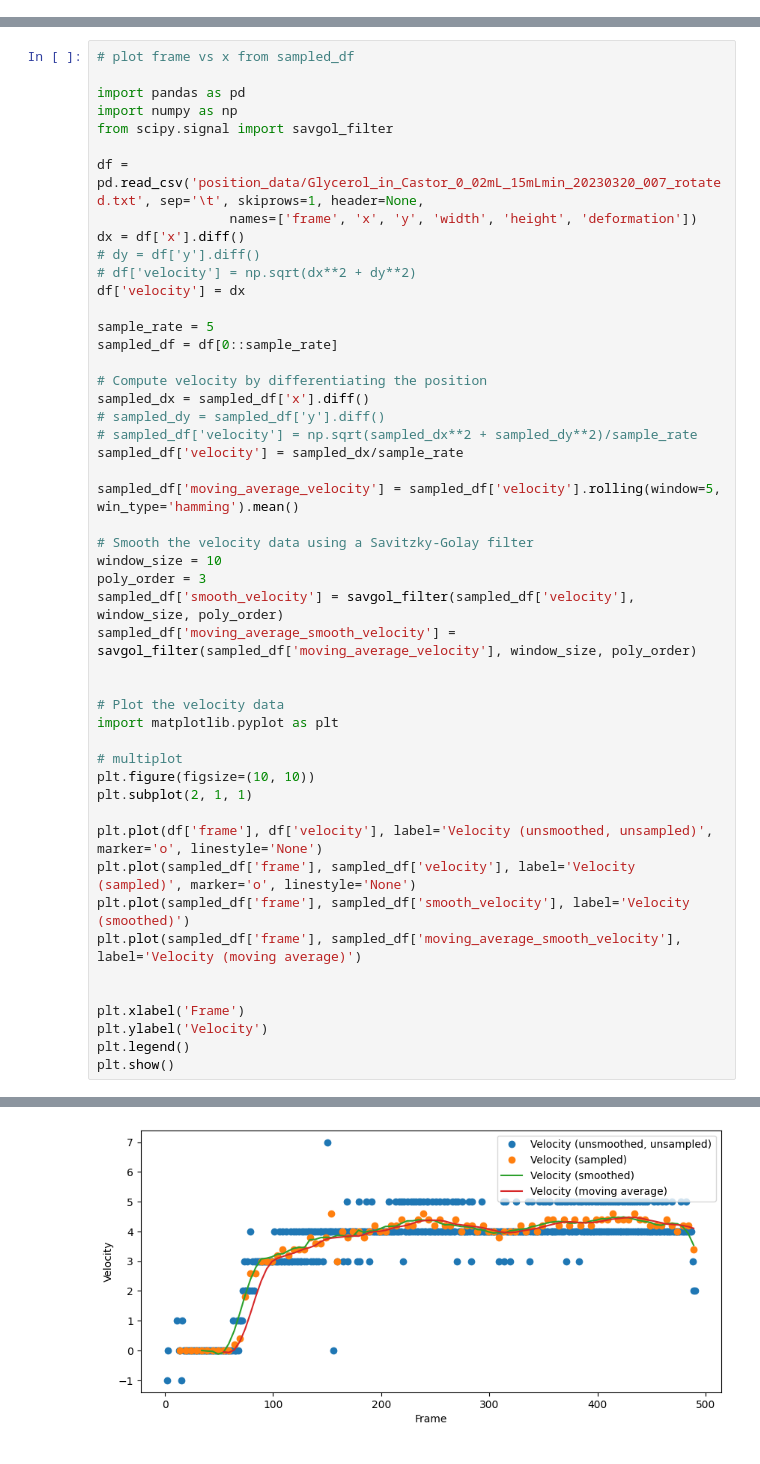
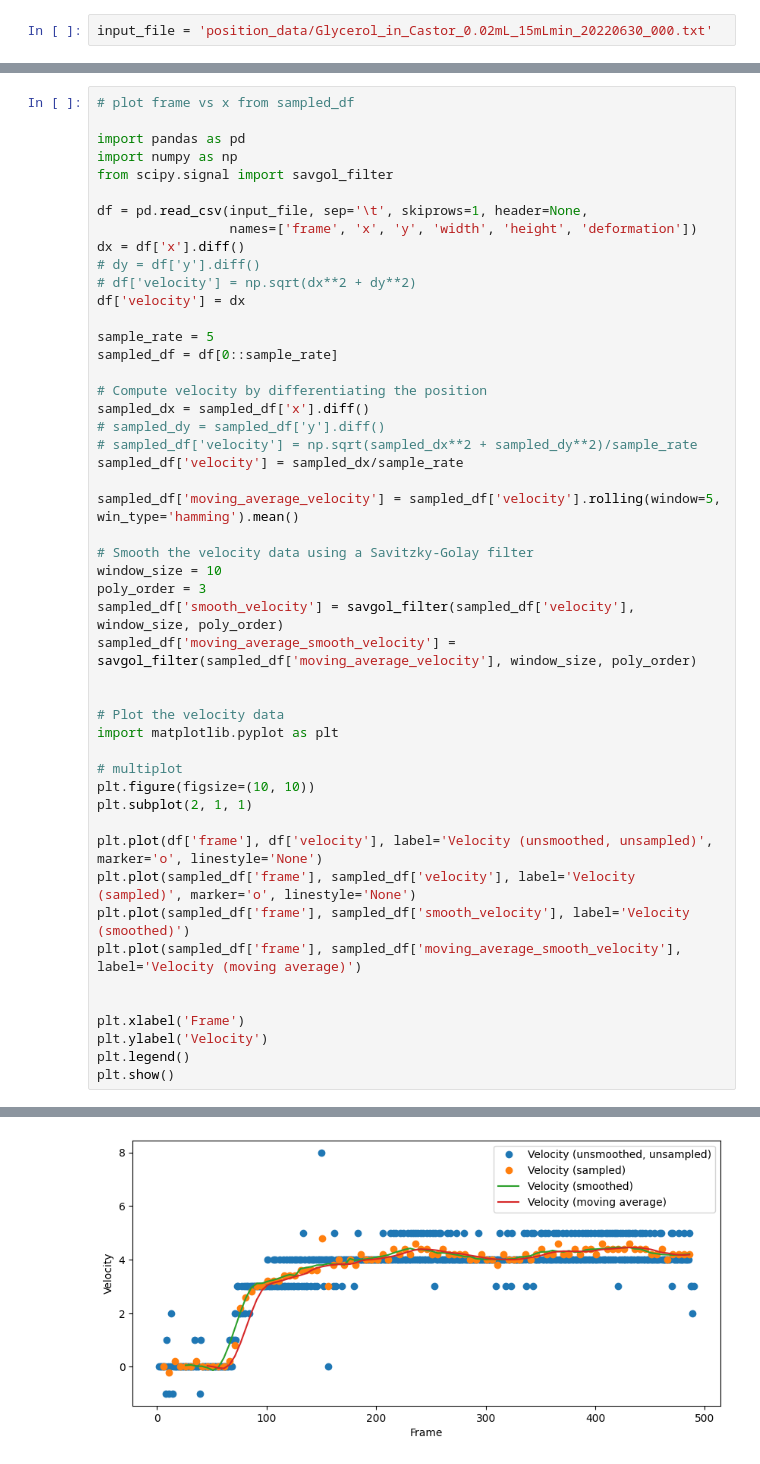
Before and after one commit to AshishSrvastava/droplet-tracking, a Jupyter notebook: video_processing/scripts/position_data_processing.ipynb, the cells around one changed output, grey strips where cells are left out. Cells and saved outputs as stored; diff of their text form.

```diff
--- a/video_processing/scripts/position_data_processing.ipynb
+++ b/video_processing/scripts/position_data_processing.ipynb
@@ -1,3 +1,5 @@
+# %%
+input_file = 'position_data/Glycerol_in_Castor_0.02mL_15mLmin_20220630_000.txt'
 # %%
 import pandas as pd
 import numpy as np
@@ -35,7 +39,7 @@ import pandas as pd
 import numpy as np
 from scipy.signal import savgol_filter
 
-df = pd.read_csv('position_data/Glycerol_in_Castor_0_02mL_15mLmin_20230320_007_rotated.txt', sep='\t', skiprows=1, header=None,
+df = pd.read_csv(input_file, sep='\t', skiprows=1, header=None,
                  names=['frame', 'x', 'y', 'width', 'height', 'deformation'])
 dx = df['x'].diff()
 # dy = df['y'].diff()
@@ -98,4 +105,4 @@ See the caveats in the documentation: https://pandas.pydata.org/pandas-docs/stab
-[figure, old version]
+[figure, new version]
 # %%
 import pandas as pd
 import numpy as np
```
Also changed, not shown: parts of 4 cells of this notebook, 2 other files.
